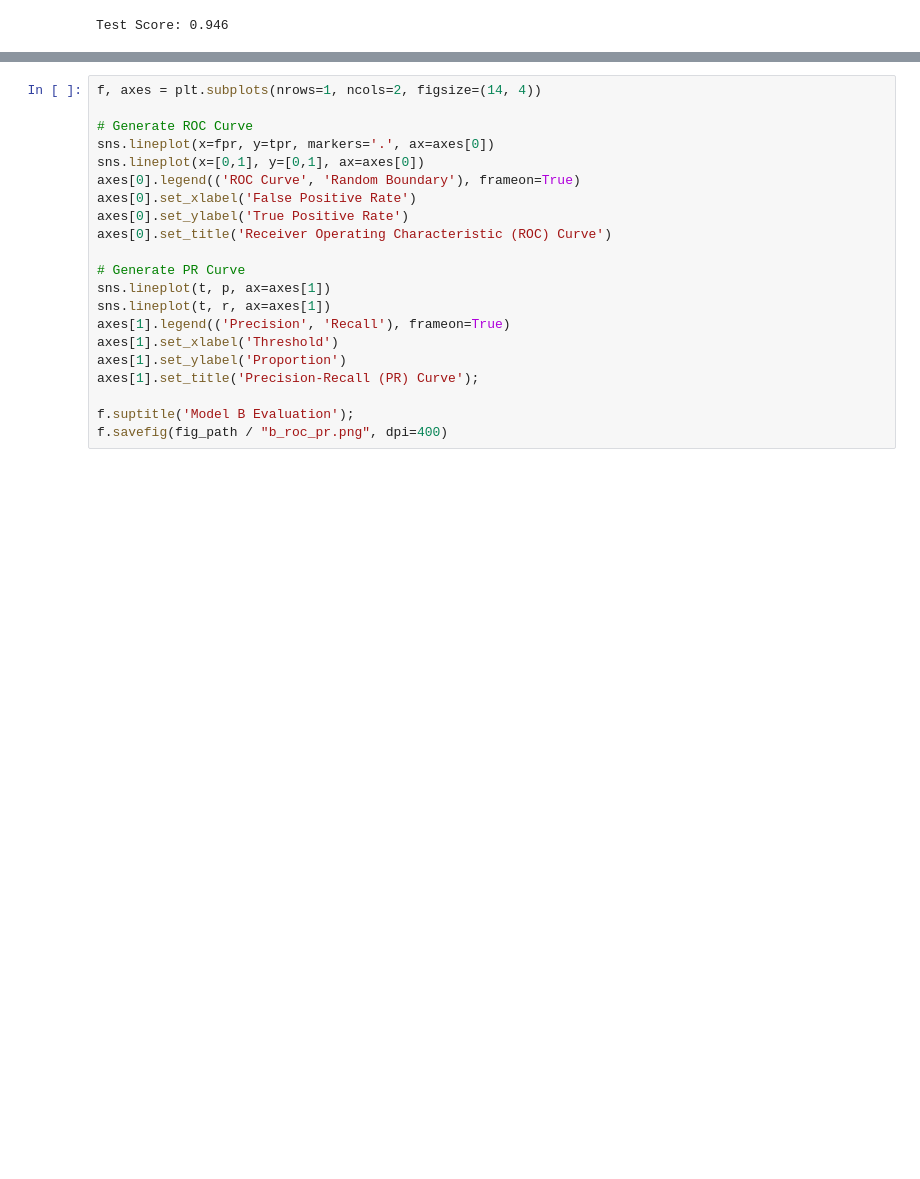
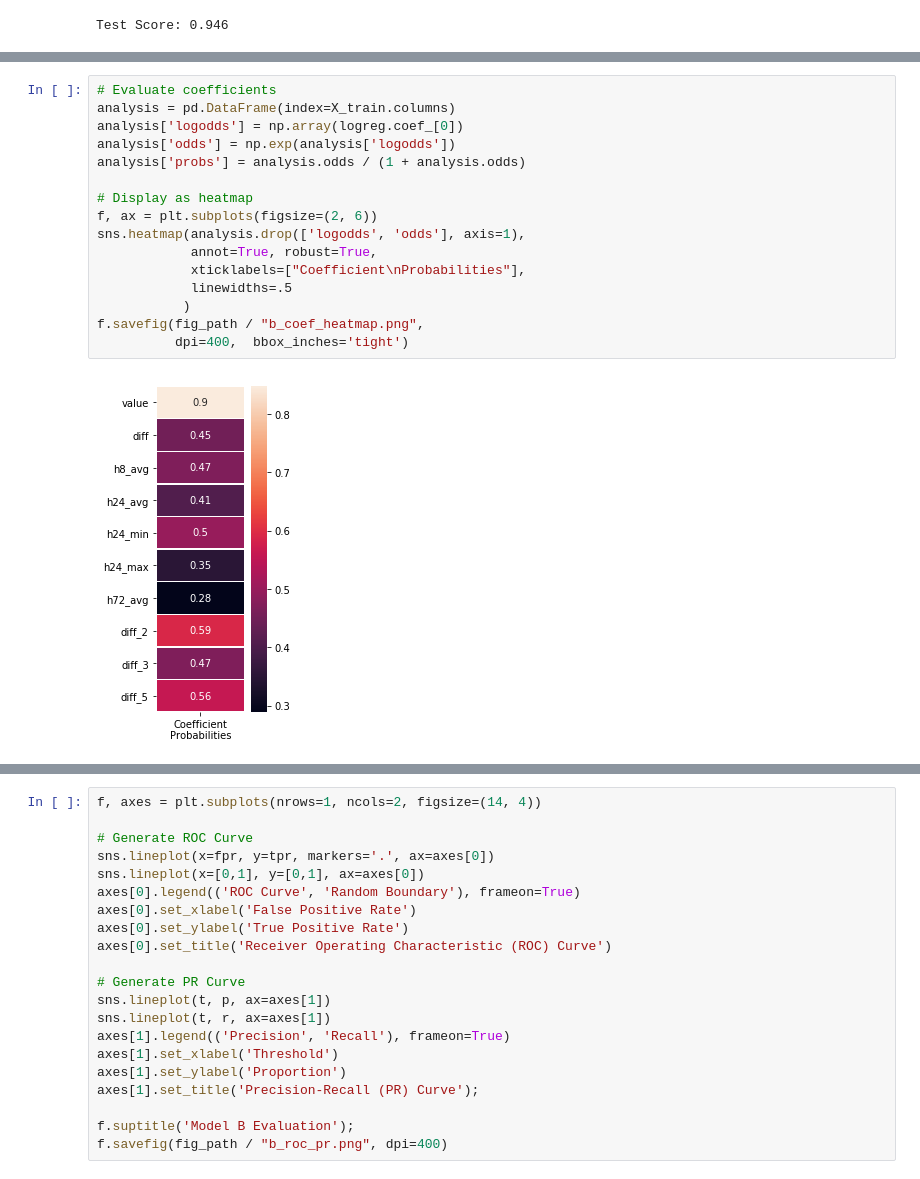
Before and after one commit to AndreaKeane/electric-vehicle-detection, a Jupyter notebook: part_b/b_logreg_evaluation.ipynb, the cells around one changed output, grey strips where cells are left out. Saved outputs shown, nothing was run; the diff lists cells and outputs as text; blank space fills up the shorter version.

```diff
--- a/part_b/b_logreg_evaluation.ipynb
+++ b/part_b/b_logreg_evaluation.ipynb
@@ -73,0 +86,18 @@ Test Score: 0.946
+# %%
+# Evaluate coefficients
+analysis = pd.DataFrame(index=X_train.columns)
+analysis['logodds'] = np.array(logreg.coef_[0])
+analysis['odds'] = np.exp(analysis['logodds'])
+analysis['probs'] = analysis.odds / (1 + analysis.odds)
+
+# Display as heatmap
+f, ax = plt.subplots(figsize=(2, 6))
+sns.heatmap(analysis.drop(['logodds', 'odds'], axis=1),
+            annot=True, robust=True,
+            xticklabels=["Coefficient\nProbabilities"],
+            linewidths=.5
+           )
+f.savefig(fig_path / "b_coef_heatmap.png",
+          dpi=400,  bbox_inches='tight')
+# %% [output]
+[figure, added]
```
Also changed, not shown: parts of 7 cells of this notebook, 12 other files.
